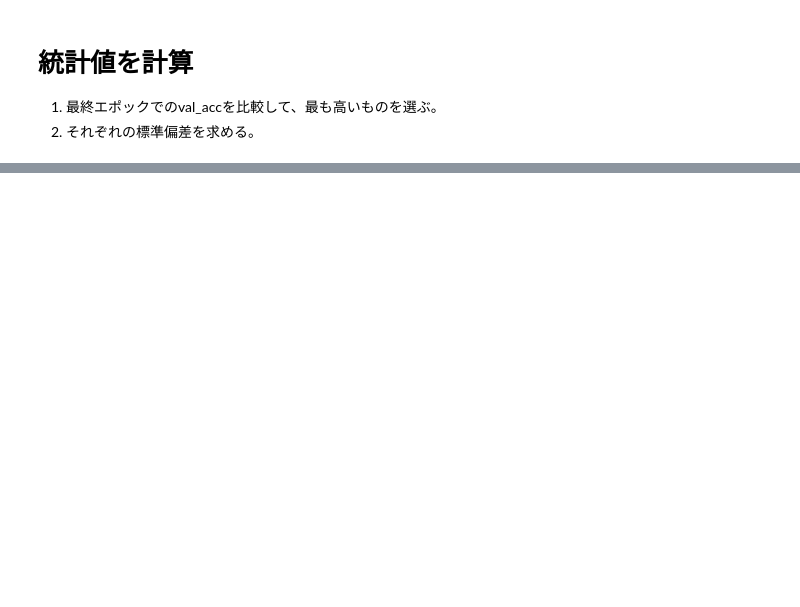
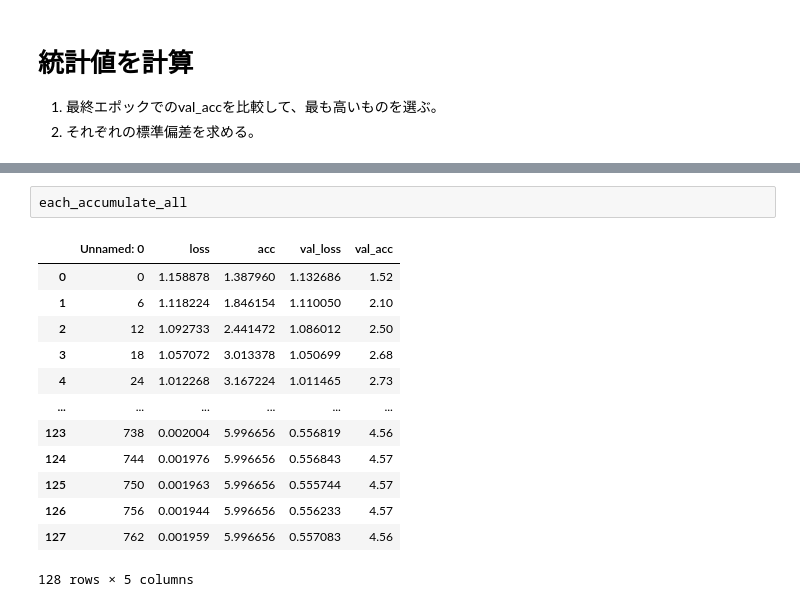
Before and after one commit to s1250103/Public_mori-lab, a Jupyter notebook: eras/confirm_label/analyze_results_of_KTH_datasets.ipynb, the cells around one changed output, grey strips where cells are left out. Drawn from its saved outputs; the diff is of its cells as text; blank space fills up the shorter version.

```diff
--- a/eras/confirm_label/analyze_results_of_KTH_datasets.ipynb
+++ b/eras/confirm_label/analyze_results_of_KTH_datasets.ipynb
@@ -201,2 +219,18 @@ for key_loss, each_loss in enumerate(used_losses):
+# %%
+each_accumulate_all
+# %% [output]
+|  | Unnamed: 0 | loss | acc | val_loss | val_acc |
+| 0 | 0 | 1.158878 | 1.387960 | 1.132686 | 1.52 |
+| 1 | 6 | 1.118224 | 1.846154 | 1.110050 | 2.10 |
+| 2 | 12 | 1.092733 | 2.441472 | 1.086012 | 2.50 |
+| 3 | 18 | 1.057072 | 3.013378 | 1.050699 | 2.68 |
+| 4 | 24 | 1.012268 | 3.167224 | 1.011465 | 2.73 |
+| ... | ... | ... | ... | ... | ... |
+| 123 | 738 | 0.002004 | 5.996656 | 0.556819 | 4.56 |
+| 124 | 744 | 0.001976 | 5.996656 | 0.556843 | 4.57 |
+| 125 | 750 | 0.001963 | 5.996656 | 0.555744 | 4.57 |
+| 126 | 756 | 0.001944 | 5.996656 | 0.556233 | 4.57 |
+| 127 | 762 | 0.001959 | 5.996656 | 0.557083 | 4.56 |
+128 rows × 5 columns
 # %%
 max_value_key_sets_for_losses = []
```
Also changed, not shown: parts of 11 cells of this notebook.
